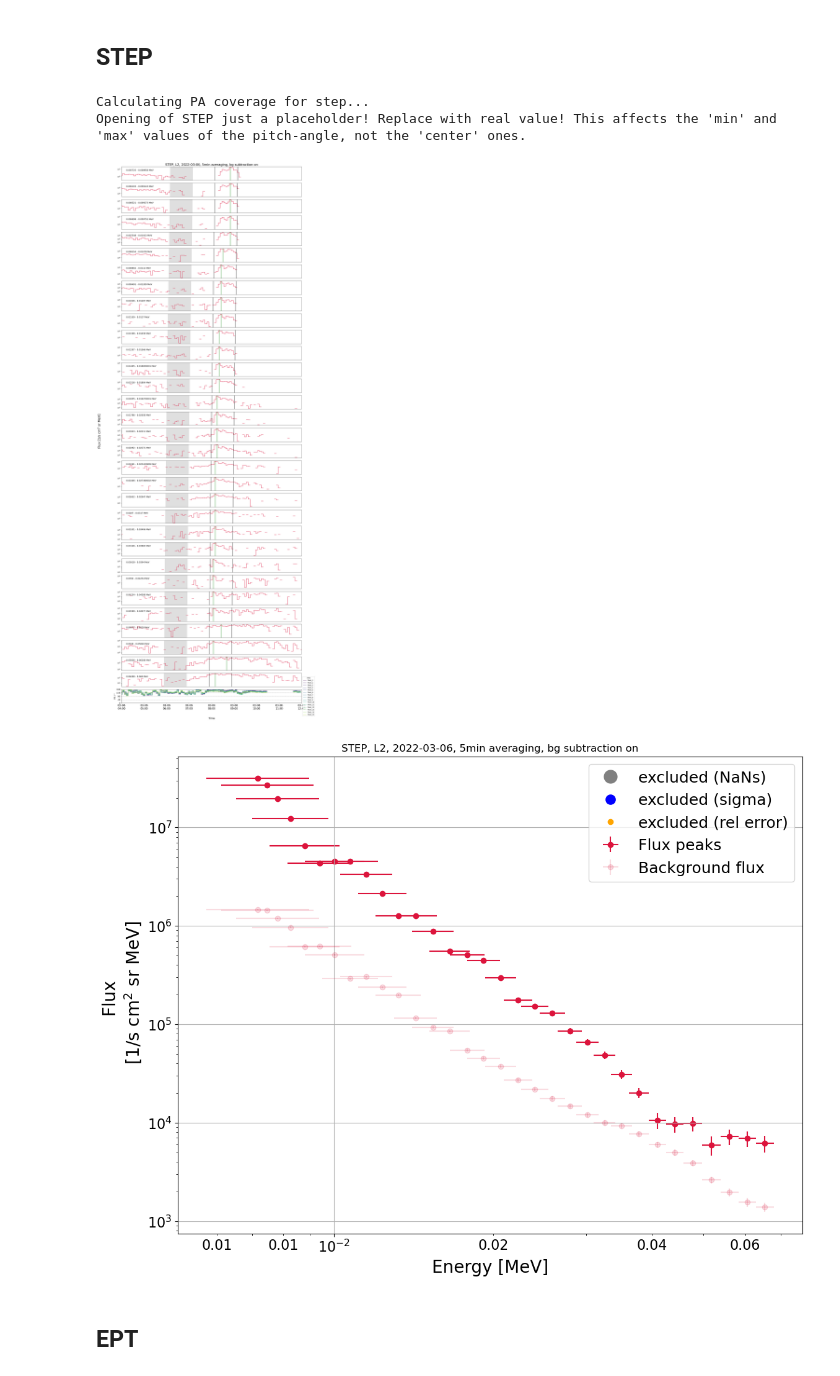
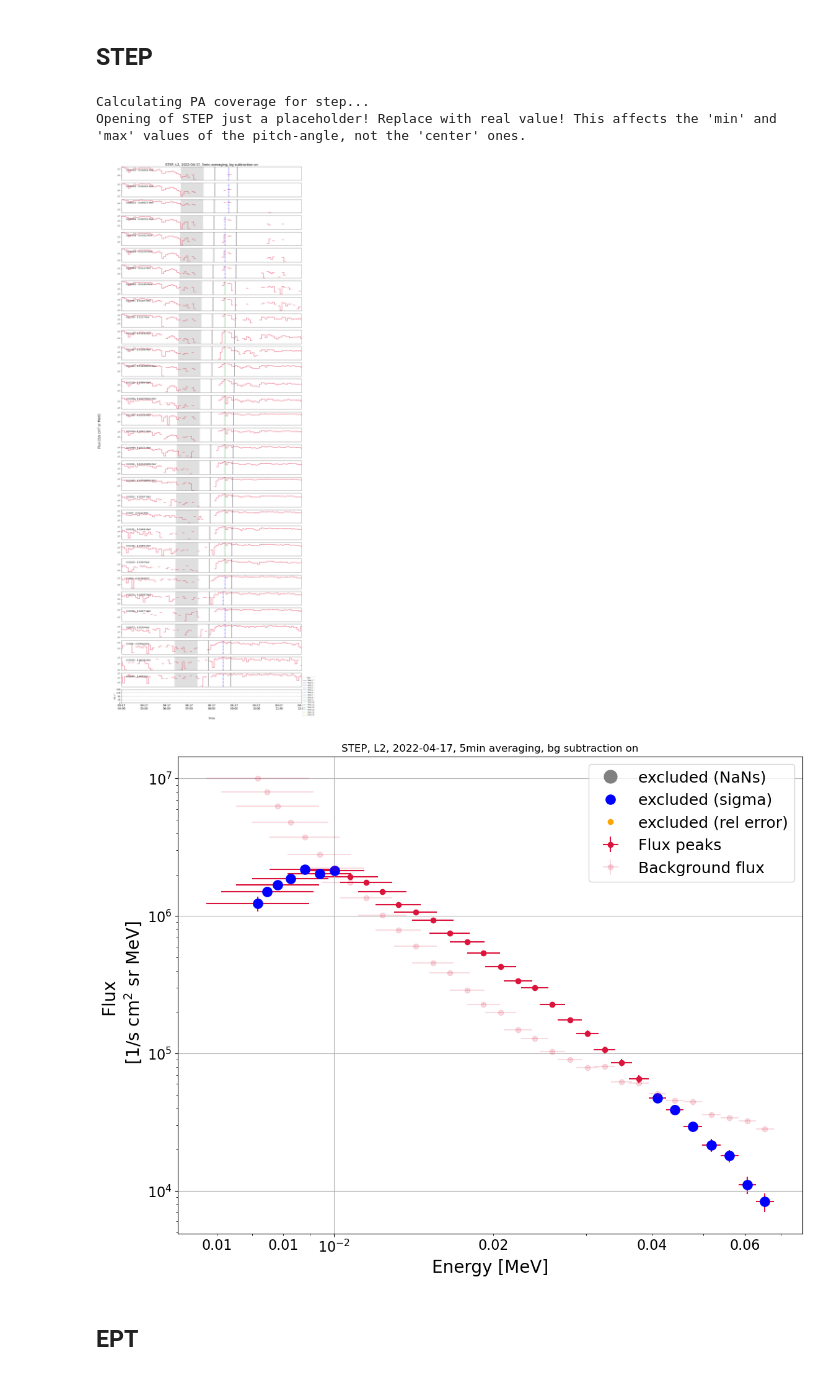
Before and after one commit to AnnamariaFedeli/SolOEPD-Plot-n-Fit-SEE, a Jupyter notebook: Plot-n-Fit-SEE-EnergySpectra.ipynb, the cells around one changed output. Cells and saved outputs as stored; diff of their text form; code cells hidden in the pictures.

```diff
--- a/Plot-n-Fit-SEE-EnergySpectra.ipynb
+++ b/Plot-n-Fit-SEE-EnergySpectra.ipynb
@@ -18,8 +18,9 @@ If create_sub_folders = True, a new folder will be created for each event and th
 # %%
 path = r'/home/annafed/Documents/event_analysis/'
 create_sub_folders = True
+save_fit_run_variables_to_separate_folders = True
 
-date = datetime(2022, 3, 6, 8, 4)
+date = datetime(2022, 4, 17, 8, 2)
 saving = True
 # %% [markdown]
 position: this variable contains information about the location of SolO on the day of the event as well as the travel time of light and electrons with energy corresponding to the lowest STEP energy channel (4 keV) and the highest HET energy channel (10 MeV).
@@ -91,19 +92,21 @@ plot_end = str(date+timedelta(hours = 4))[:-3].replace(' ', '-').replace(':', ''
 
 
 t_inj = str(date)[:-3].replace(' ', '-').replace(':', '')
+date_folder = t_inj
 if create_sub_folders:
     create_new_path(path, t_inj)
     path_to_folder = path+t_inj+'/'
+
 # Need to subtract the light travel time at SolO distance because the Raul inj. times
 # in the STIX/EPD table are shifted from sun to SolO and I need inj. time at the Sun
 #t_inj = str(date-timedelta(minutes = position[4][2]))[:-3].replace(' ', '-').replace(':', '')
 t_inj = str(date-timedelta(minutes = 20))[:-3].replace(' ', '-').replace(':', '')
 
-print(start_date)
+print(date_folder)
 
 bg_start = None
 bg_end = None
-bg_distance_from_window = 120
+bg_distance_from_window = 90
 bg_period = 60
 
 travel_distance = position[0][2]
@@ -179,5 +183,5 @@ Loading MAG...
 if step:
     df_particles_step, energies_step = epd_load(sensor = 'step', level = 'l2', startdate = start_date,
                                                     enddate=end_date,  path=path_to_folder, autodownload=True,
-                                                    only_averages = True)
+                                                    only_averages = True, contamination_threshold = 0)
 # %% [output]
@@ -198,26 +204,26 @@ if het:
 # %%
 if step:
     data_step = extract_electron_data(df_particles_step, energies_step, plot_start, plot_end, t_inj,
                                       bgstart = bg_start , bgend = bg_end, bg_distance_from_window = bg_distance_from_window,
                                       bg_period = bg_period, travel_distance = travel_distance,
                                       travel_distance_second_slope = travel_distance_second_slope, fixed_window = fixed_window,
                                       instrument = 'step', data_type = 'l2', averaging_mode='mean', averaging=averaging,
-                                      masking=True)
+                                      masking=False)
     if plot_pa:
         mag_srf = mag_srf.resample('{}min'.format(averaging)).mean()
         coverage = calc_pa_coverage('step', mag_srf)
 
     if saving: write_to_csv(data_step, path=path_to_folder)
     bg_b = True
     plot_channels(data_step, bg_subtraction=bg_b, path=path_to_folder, savefig=saving, plot_pa=plot_pa, coverage=coverage, sensor = 'step', sigma = sigma, frac_nan_threshold = frac_nan_threshold, rel_err_threshold = rel_err)
     bg_b = True
     plot_spectrum_peak(data_step, bg_subtraction=bg_b, path=path_to_folder, savefig=saving, sigma = sigma, frac_nan_threshold = frac_nan_threshold, rel_err_threshold= rel_err, direction = direction)
     #plot_spectrum_average(data_step, bg_subtraction=bg_b, savefig=saving, path=path_to_folder, sigma=sigma, frac_nan_threshold=frac_nan_threshold, rel_err_threshold=rel_err, direction=direction)
 # %% [output]
 Calculating PA coverage for step...
 Opening of STEP just a placeholder! Replace with real value! This affects the 'min' and 'max' values of the pitch-angle, not the 'center' ones.
-[figure, old version]
+[figure, new version]
-[figure, old version]
+[figure, new version]
 # %% [markdown]
 ## EPT
 # %%
```
Also changed, not shown: parts of 11 cells of this notebook, 2 other files.
